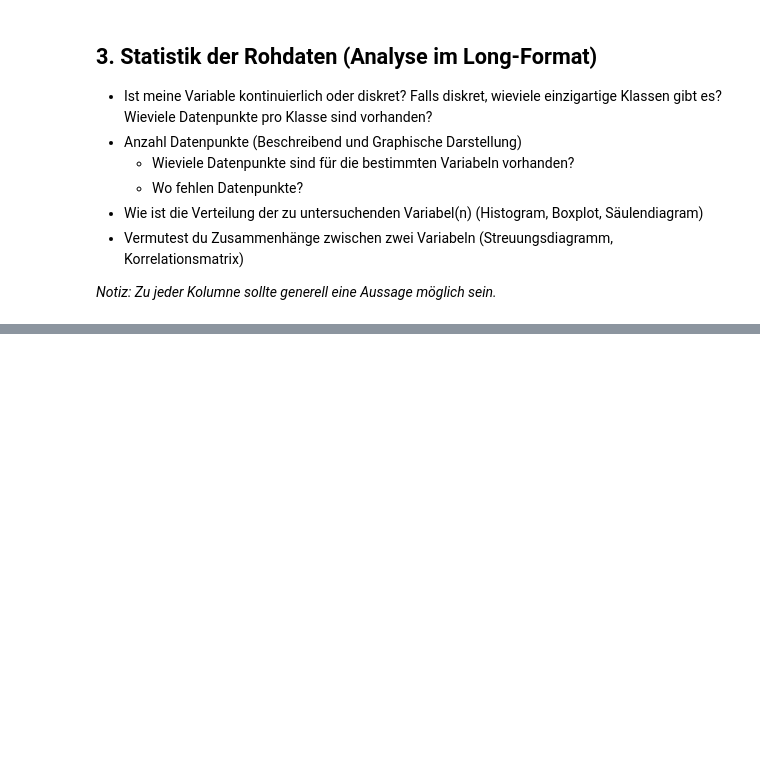
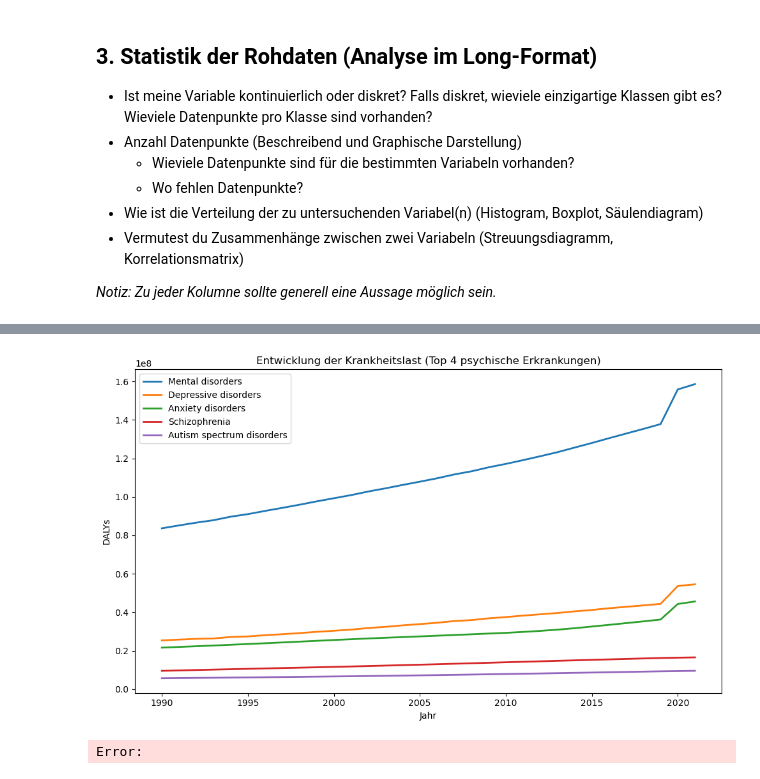
Before and after one commit to CarolinaTresch/Burden_of_Mental_Illness, a Jupyter notebook: Python LN .ipynb, the cells around one changed output, grey strips where cells are left out. Saved outputs shown, nothing was run; the diff lists cells and outputs as text; code cells hidden in the pictures; blank space fills up the shorter version.

```diff
--- a/Python LN .ipynb
+++ b/Python LN .ipynb
@@ -52,0 +183,31 @@ from matplotlib import pyplot as plt
+# %%
+import matplotlib.pyplot as plt
+
+df_global = df[
+    (df["measure_name"] == "DALYs (Disability-Adjusted Life Years)") &
+    (df["location_name"] == "Global") &
+    (df["sex_name"] == "Both") &
+    (df["age_name"] == "All ages") &
+    (df["metric_name"] == "Number")
+]
+
+top5 = df_global.groupby("cause_name")["val"].mean().nlargest(5).index
+df_top = df_global[df_global["cause_name"].isin(top5)]
+
+plt.figure(figsize=(10,6))
+
+for krankheit in top5:
+    daten = df_top[df_top["cause_name"] == krankheit].sort_values("year")
+    plt.plot(daten["year"], daten["val"], label=krankheit, linewidth=2)
+
+plt.xlabel("Jahr")
+plt.ylabel("DALYs")
+plt.title("Entwicklung der Krankheitslast (Top 4 psychische Erkrankungen)")
+plt.legend()
+plt.tight_layout()
+plt.show()
+
+#mental disorder ist die gesamt kateogarie von alle krankheiten die auf dem diagram dargestellt sind und noch weitere.
+# %% [output]
+[figure, added]
+Error:
```
Also changed, not shown: parts of 18 cells of this notebook.
